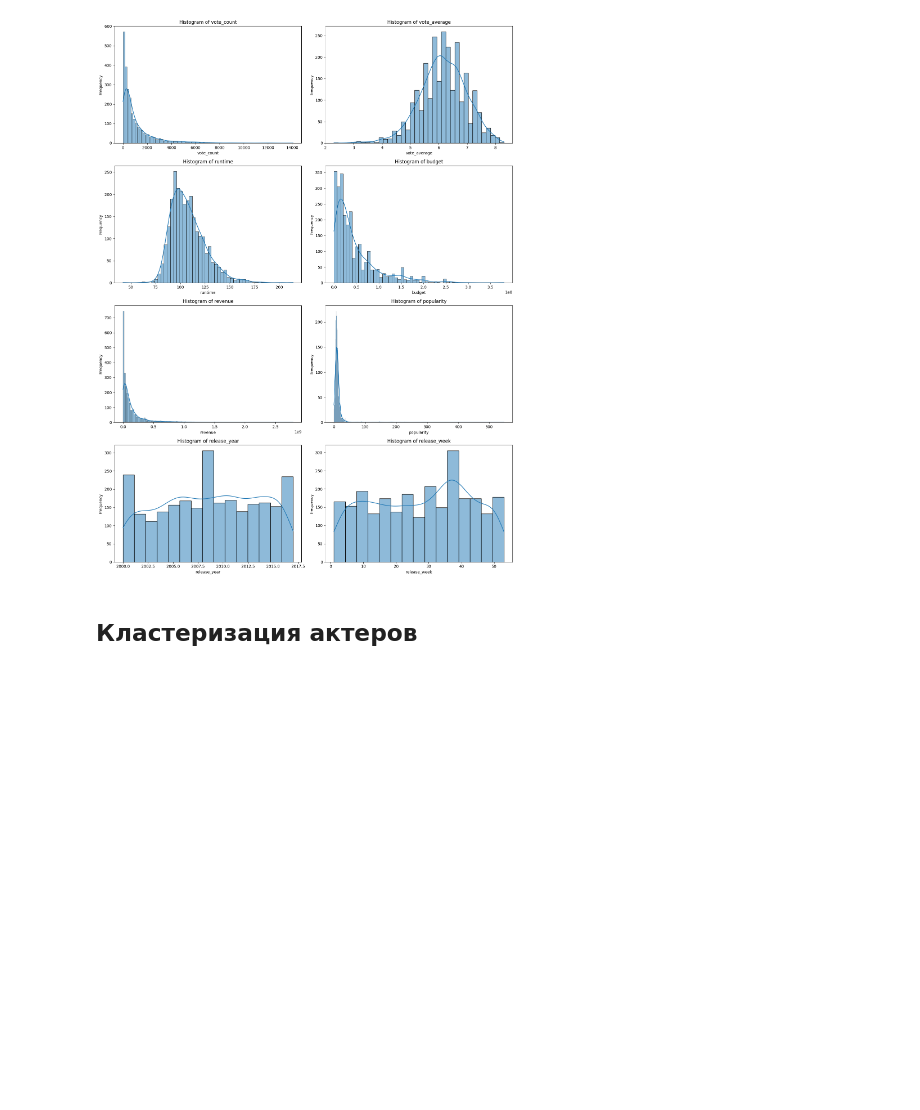
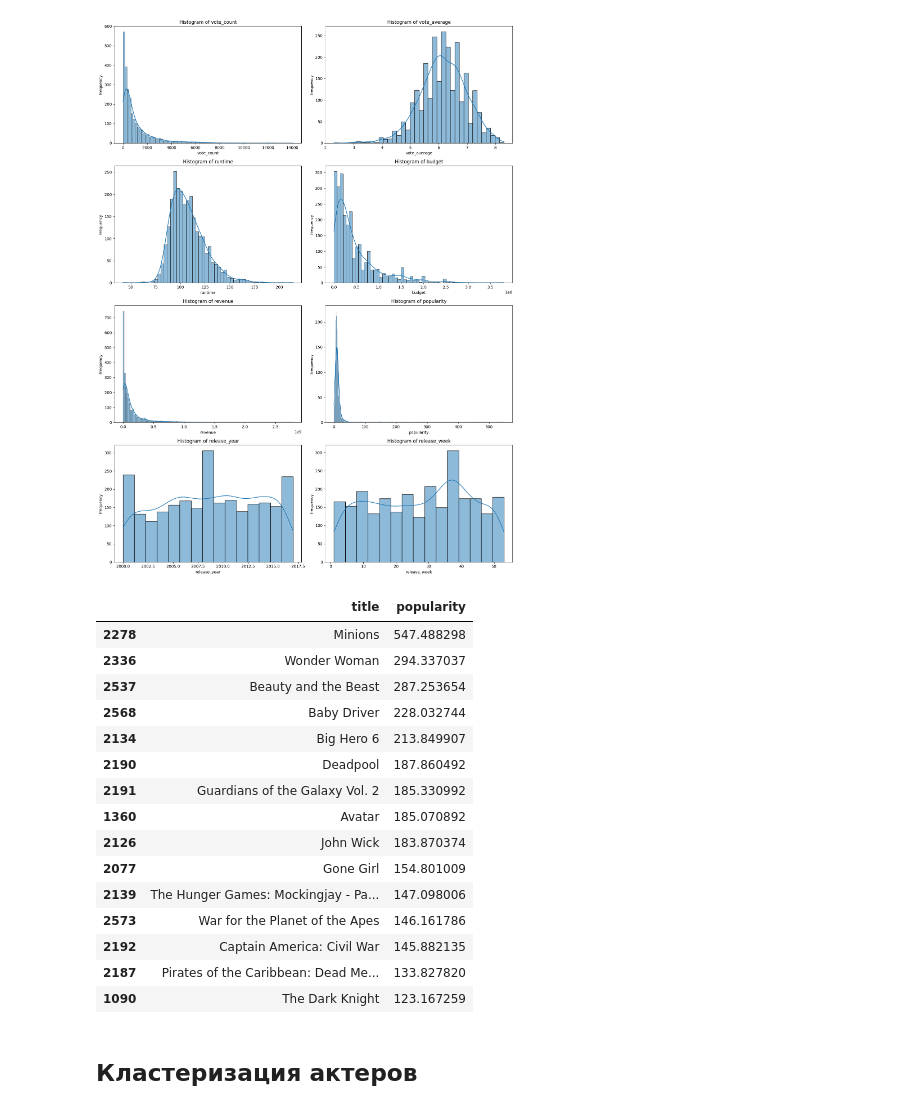
Before and after one commit to vital228/MISIS2024_PYTHON, a Jupyter notebook: Итоговая работа.ipynb, the cells around one changed output. Cells and saved outputs as stored; diff of their text form; code cells hidden in the pictures; blank space fills up the shorter version.

```diff
--- a/Итоговая работа.ipynb
+++ b/Итоговая работа.ipynb
@@ -714,6 +714,25 @@ plt.tight_layout()
 plt.show()
 # %% [output]
 [figure]
+# %%
+df_movies[df_movies['popularity'] > 100][['title', 'popularity']].sort_values(by='popularity', ascending=False).head(20)
+# %% [output]
+|  | title | popularity |
+| 2278 | Minions | 547.488298 |
+| 2336 | Wonder Woman | 294.337037 |
+| 2537 | Beauty and the Beast | 287.253654 |
+| 2568 | Baby Driver | 228.032744 |
+| 2134 | Big Hero 6 | 213.849907 |
+| 2190 | Deadpool | 187.860492 |
+| 2191 | Guardians of the Galaxy Vol. 2 | 185.330992 |
+| 1360 | Avatar | 185.070892 |
+| 2126 | John Wick | 183.870374 |
+| 2077 | Gone Girl | 154.801009 |
+| 2139 | The Hunger Games: Mockingjay - Pa... | 147.098006 |
+| 2573 | War for the Planet of the Apes | 146.161786 |
+| 2192 | Captain America: Civil War | 145.882135 |
+| 2187 | Pirates of the Caribbean: Dead Me... | 133.827820 |
+| 1090 | The Dark Knight | 123.167259 |
 # %% [markdown]
 ## Кластеризация актеров
 # %% [markdown]
```
Also changed, not shown: parts of 1 cell of this notebook.
